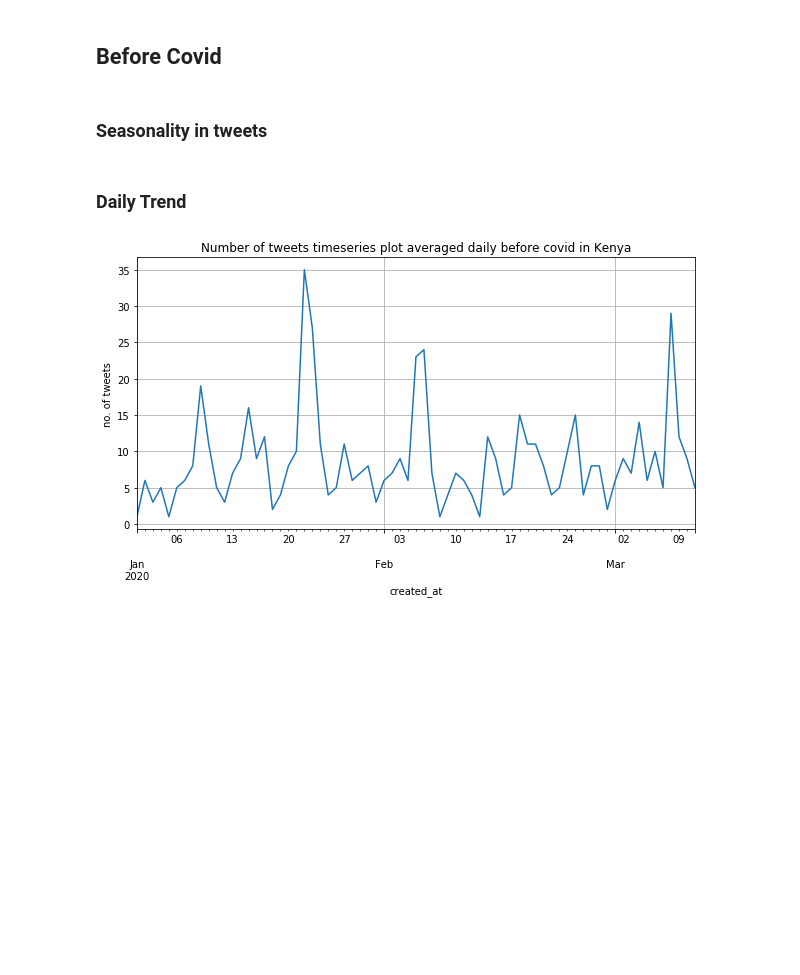
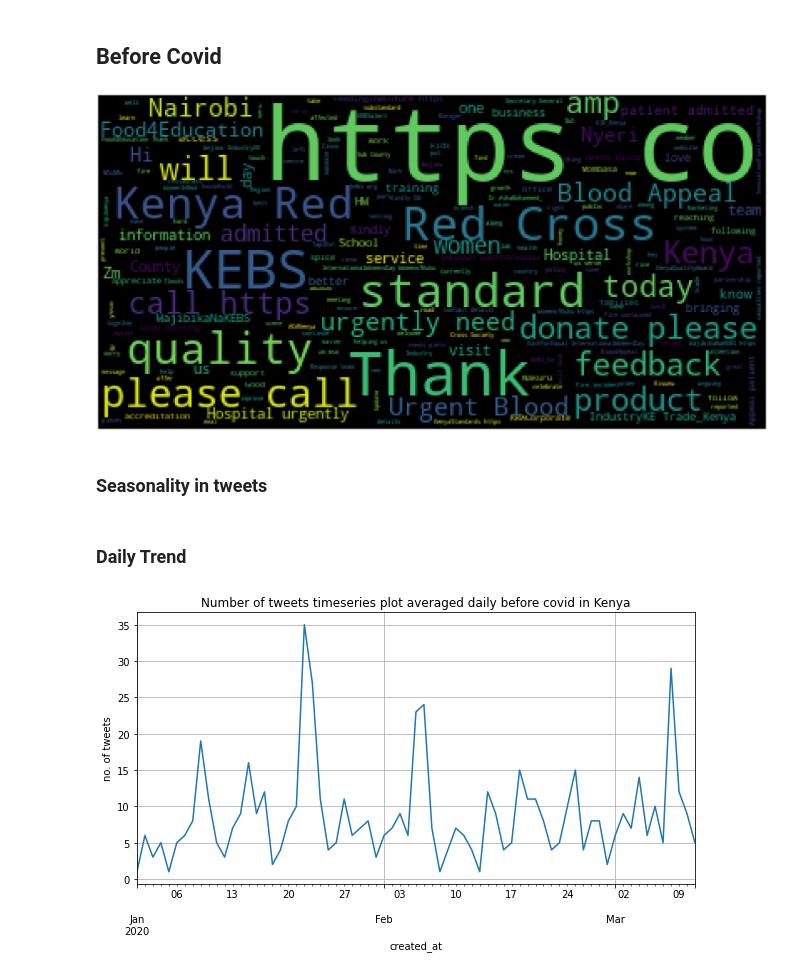
Before and after one commit to gtechzilla/twitter_food_quality, a Jupyter notebook: 1.0_data_exploration.ipynb, the cells around one changed output. Cells and saved outputs as stored; diff of their text form; code cells hidden in the pictures; blank space fills up the shorter version.

Commit message:
function to generate the word clouds

```diff
--- a/1.0_data_exploration.ipynb
+++ b/1.0_data_exploration.ipynb
@@ -61,12 +61,29 @@ def season(dataframe):
     data = dataframe[['text', 'created_at']]
     trend = data.groupby("created_at").agg({'text':'count'})
     return trend
+
+def plot_cloud(text):
+    wordcloud = WordCloud(width = 3000, height = 2000,
+                          random_state=1, background_color='salmon',
+                          colormap='Pastel1', collocations=False,
+                          stopwords = STOPWORDS)
+    wordcloud2 = WordCloud().generate(' '.join(text))
+    # Set figure size
+    plt.figure(figsize=(40, 30))
+    # Display image
+    plt.imshow(wordcloud2)
+    # No axis details
+    plt.axis("off")
 # %% [markdown]
 ## Before Covid
 # %%
 before_covid_KENYA = pd.read_csv("before_covid_KENYA.csv")
 before_covid_Nigeria = pd.read_csv("before_covid_Nigeria.csv")
 before_covid_SA = pd.read_csv("before_covid_SA.csv")
+# %%
+plot_cloud(before_covid_KENYA['text'])
+# %% [output]
+[figure, added]
 # %% [markdown]
 ### Seasonality in tweets
 # %%
```
Also changed, not shown: parts of 2 cells of this notebook.
